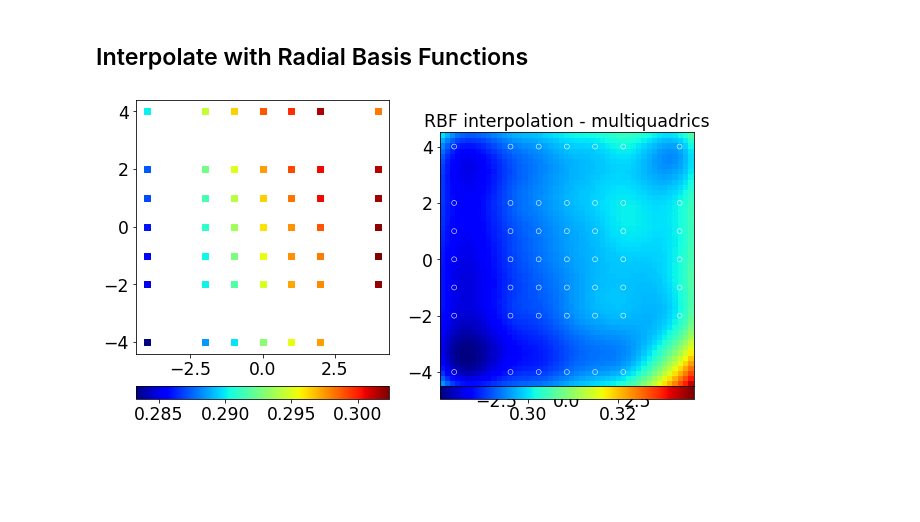
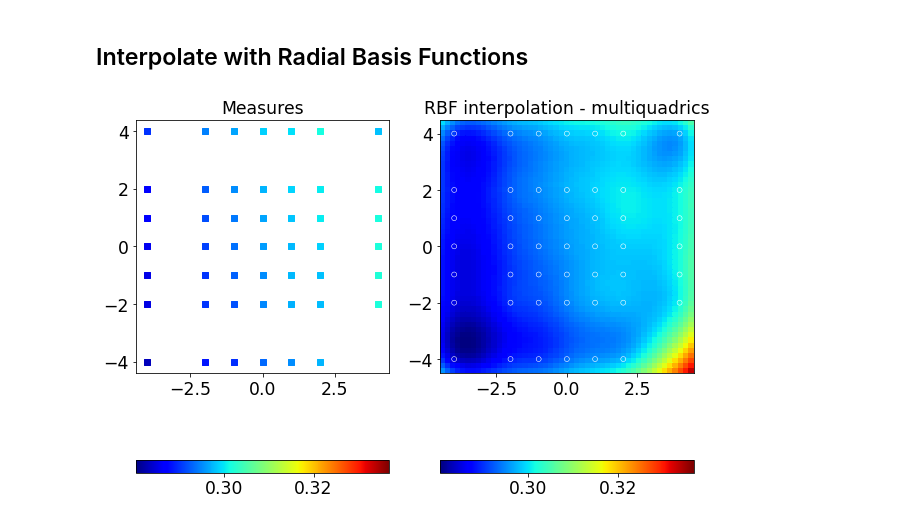
Before and after one commit to sylvielsstfr/HoloTransmissionCube, a Jupyter notebook: ExploreDataCubeTransmissionInterpolation.ipynb, the cells around one changed output. Drawn from its saved outputs; the diff is of its cells as text; code cells hidden in the pictures; blank space fills up the shorter version.

```diff
--- a/ExploreDataCubeTransmissionInterpolation.ipynb
+++ b/ExploreDataCubeTransmissionInterpolation.ipynb
@@ -364,7 +371,7 @@ array([0.29607447, 0.29648218, 0.29749545, 0.29891029, 0.29531713,
 ## Interpolate with Radial Basis Functions
 # %%
 #rbf = Rbf(x, y, eff_1, epsilon=1)
-rbf = Rbf(x, y, eff_1, epsilon=1)
+rbf = Rbf(x, y, eff_a, epsilon=1)
 # %%
 Z= rbf(grid_x, grid_y)
 # %%
@@ -372,35 +379,36 @@ ZMIN=Z.min()
 ZMAX=Z.max()
 # %%
 
-fig = plt.figure(figsize=(10,12))
+fig = plt.figure(figsize=(10,16))
 
 
 ax = fig.add_subplot(1,2,1)
 x,y = list(zip(*points))
 
-im = ax.scatter(x,y,marker='s',c=eff_1,cmap=cmap)
+im = ax.scatter(x,y,marker='s',c=eff_1,cmap=cmap,vmin=ZMIN, vmax=ZMAX)
 ax.set_aspect("equal")
-fig.colorbar(im, orientation="horizontal", pad=0.05)
+fig.colorbar(im, orientation="horizontal", pad=0.1)
+ax.set_title('Measures')
 
 
 ax = fig.add_subplot(1,2,2)
 
 #X_edges, Y_edges = np.meshgrid(edges, edges)
 
 #lims = dict(cmap='RdBu_r', vmin=ZMIN, vmax=ZMAX)
 lims = dict(cmap=cmap, vmin=ZMIN, vmax=ZMAX)
 
 im=ax.pcolormesh(grid_x, grid_y, Z, shading='flat', **lims)
 
 ax.scatter(x, y, eff_1, edgecolor='w', lw=5, **lims)
 
 ax.set_title('RBF interpolation - multiquadrics')
 
 ax.set_xlim(XMIN, YMAX)
 
 ax.set_ylim(YMIN, YMAX)
 
-plt.colorbar(im,orientation="horizontal", pad=0.0)
+plt.colorbar(im,orientation="horizontal", pad=0.1)
 ax.set_aspect('equal')
 # %% [output]
-[figure, old version]
+[figure, new version]
```
Also changed, not shown: parts of 3 cells of this notebook.
